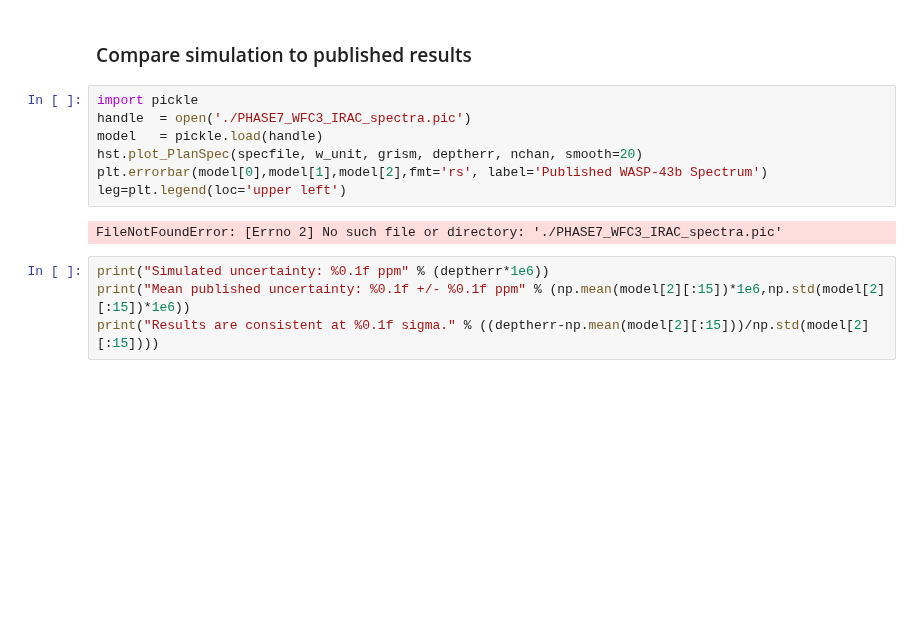
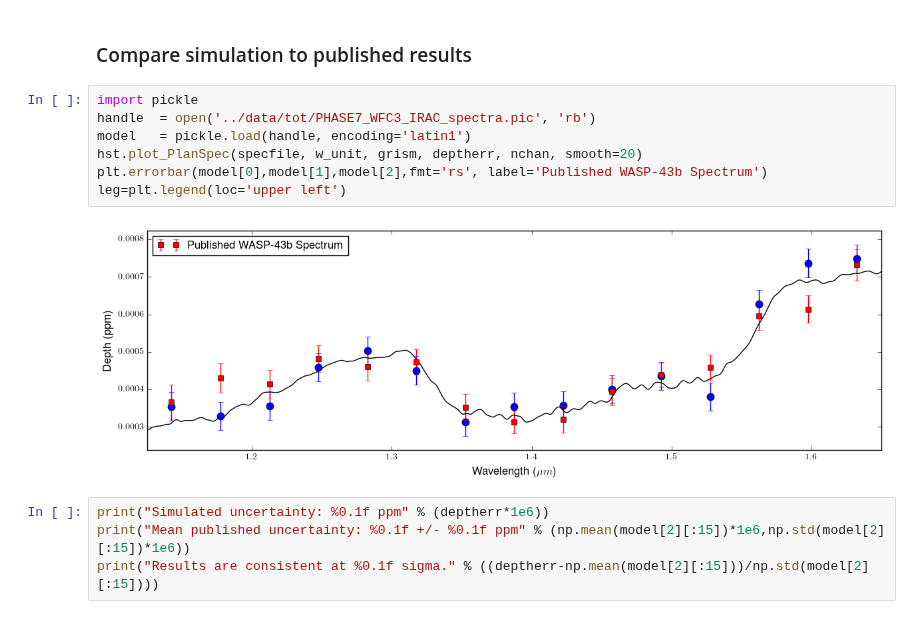
Before and after one commit to ExoCTK/exoctk, a Jupyter notebook: ExoCTK/notebooks/tot_demo.ipynb, the cells around one changed output. Drawn from its saved outputs; the diff is of its cells as text; blank space fills up the shorter version.

```diff
--- a/ExoCTK/notebooks/tot_demo.ipynb
+++ b/ExoCTK/notebooks/tot_demo.ipynb
@@ -115,13 +112,13 @@ hst.plot_PlanSpec(specfile, w_unit, grism, deptherr, nchan, smooth=10,
 ### Compare simulation to published results
 # %%
 import pickle
-handle  = open('./PHASE7_WFC3_IRAC_spectra.pic')
-model   = pickle.load(handle)
+handle  = open('../data/tot/PHASE7_WFC3_IRAC_spectra.pic', 'rb')
+model   = pickle.load(handle, encoding='latin1')
 hst.plot_PlanSpec(specfile, w_unit, grism, deptherr, nchan, smooth=20)
 plt.errorbar(model[0],model[1],model[2],fmt='rs', label='Published WASP-43b Spectrum')
 leg=plt.legend(loc='upper left')
 # %% [output]
-FileNotFoundError: [Errno 2] No such file or directory: './PHASE7_WFC3_IRAC_spectra.pic'
+[figure, added]
 # %%
 print("Simulated uncertainty: %0.1f ppm" % (deptherr*1e6))
 print("Mean published uncertainty: %0.1f +/- %0.1f ppm" % (np.mean(model[2][:15])*1e6,np.std(model[2][:15])*1e6))
```
Also changed, not shown: parts of 4 cells of this notebook, 5 other files.
